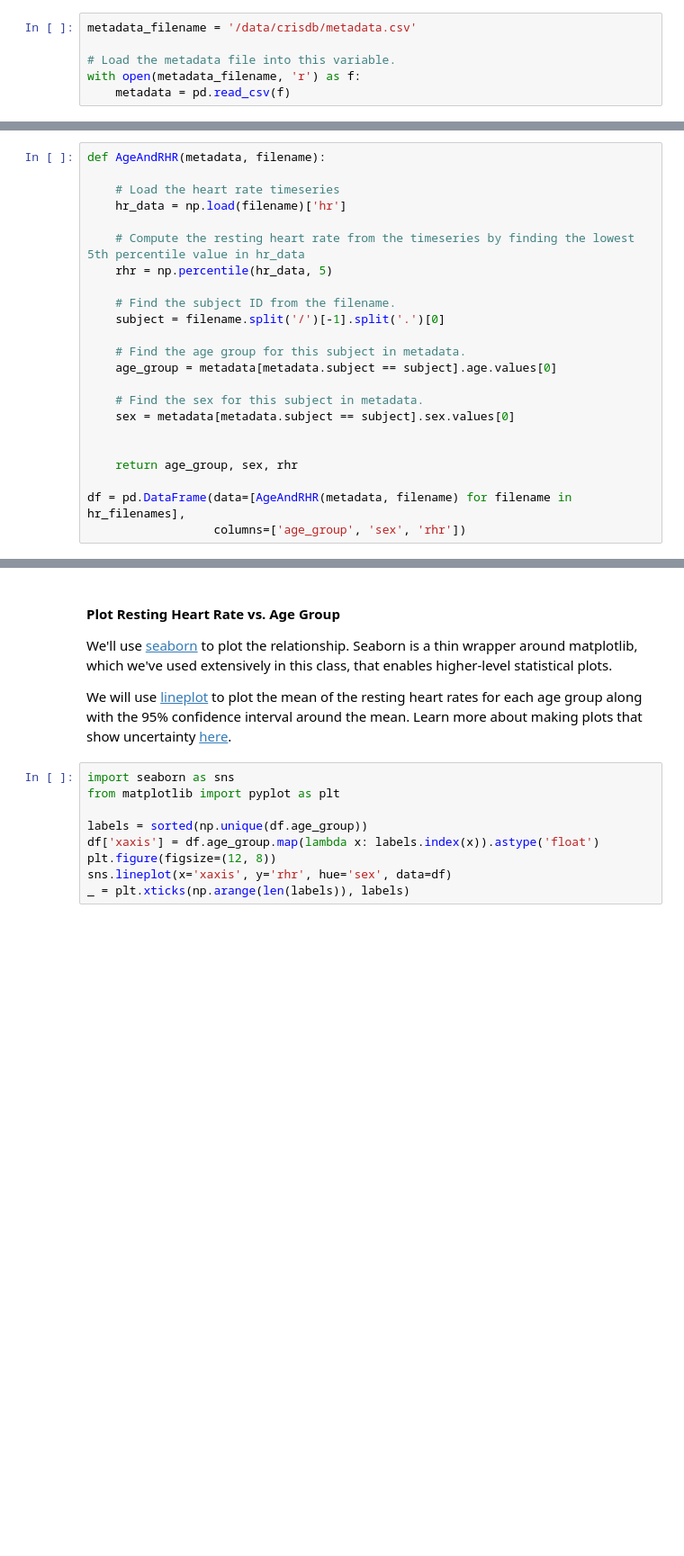
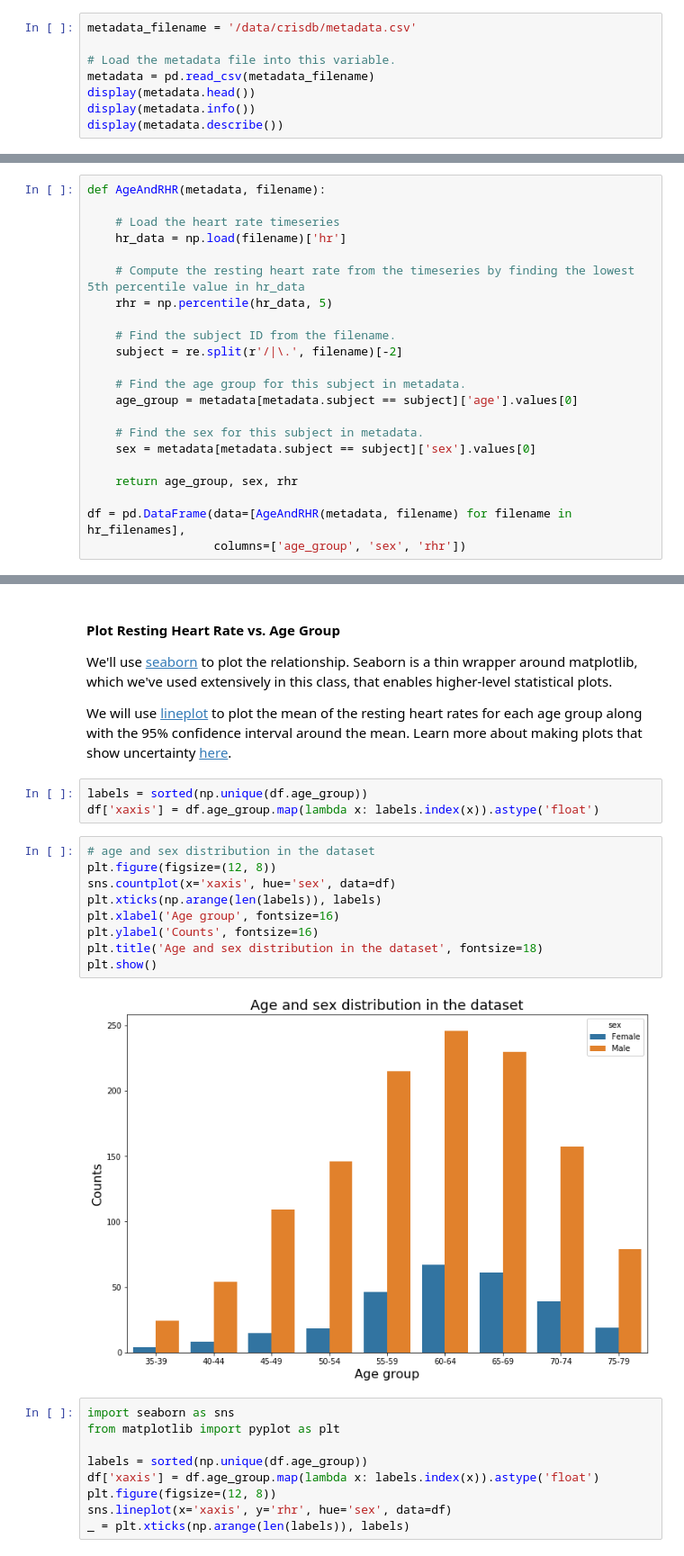
Before and after one commit to hanumanraje/Motion-Compensated-Pulse-Rate-Estimation_wearable-device-data, a Jupyter notebook: part_2/clinical_app_starter.ipynb, the cells around one changed output, grey strips where cells are left out. Shown at 90% size. Drawn from its saved outputs; the diff is of its cells as text; blank space fills up the shorter version.

```diff
--- a/part_2/clinical_app_starter.ipynb
+++ b/part_2/clinical_app_starter.ipynb
@@ -60,5 +90,7 @@ Load the metadata file into a datastructure that allows for easy lookups from su
 metadata_filename = '/data/crisdb/metadata.csv'
 
 # Load the metadata file into this variable.
-with open(metadata_filename, 'r') as f:
-    metadata = pd.read_csv(f)
+metadata = pd.read_csv(metadata_filename)
+display(metadata.head())
+display(metadata.info())
+display(metadata.describe())
@@ -75,14 +128,13 @@ def AgeAndRHR(metadata, filename):
     rhr = np.percentile(hr_data, 5)
 
     # Find the subject ID from the filename.
-    subject = filename.split('/')[-1].split('.')[0]
+    subject = re.split(r'/|\.', filename)[-2]
 
     # Find the age group for this subject in metadata.
-    age_group = metadata[metadata.subject == subject].age.values[0]
+    age_group = metadata[metadata.subject == subject]['age'].values[0]
 
     # Find the sex for this subject in metadata.
-    sex = metadata[metadata.subject == subject].sex.values[0]
-
+    sex = metadata[metadata.subject == subject]['sex'].values[0]
 
     return age_group, sex, rhr
 
@@ -107,6 +201,20 @@ df['sex'].value_counts().plot(kind='barh')
 We'll use [seaborn](https://seaborn.pydata.org/) to plot the relationship. Seaborn is a thin wrapper around matplotlib, which we've used extensively in this class, that enables higher-level statistical plots.
 
 We will use [lineplot](https://seaborn.pydata.org/generated/seaborn.lineplot.html#seaborn.lineplot) to plot the mean of the resting heart rates for each age group along with the 95% confidence interval around the mean. Learn more about making plots that show uncertainty [here](https://seaborn.pydata.org/tutorial/relational.html#aggregation-and-representing-uncertainty).
+# %%
+labels = sorted(np.unique(df.age_group))
+df['xaxis'] = df.age_group.map(lambda x: labels.index(x)).astype('float')
+# %%
+# age and sex distribution in the dataset
+plt.figure(figsize=(12, 8))
+sns.countplot(x='xaxis', hue='sex', data=df)
+plt.xticks(np.arange(len(labels)), labels)
+plt.xlabel('Age group', fontsize=16)
+plt.ylabel('Counts', fontsize=16)
+plt.title('Age and sex distribution in the dataset', fontsize=18)
+plt.show()
+# %% [output]
+[figure, added]
 # %%
 import seaborn as sns
 from matplotlib import pyplot as plt
```
Also changed, not shown: parts of 8 cells of this notebook.
